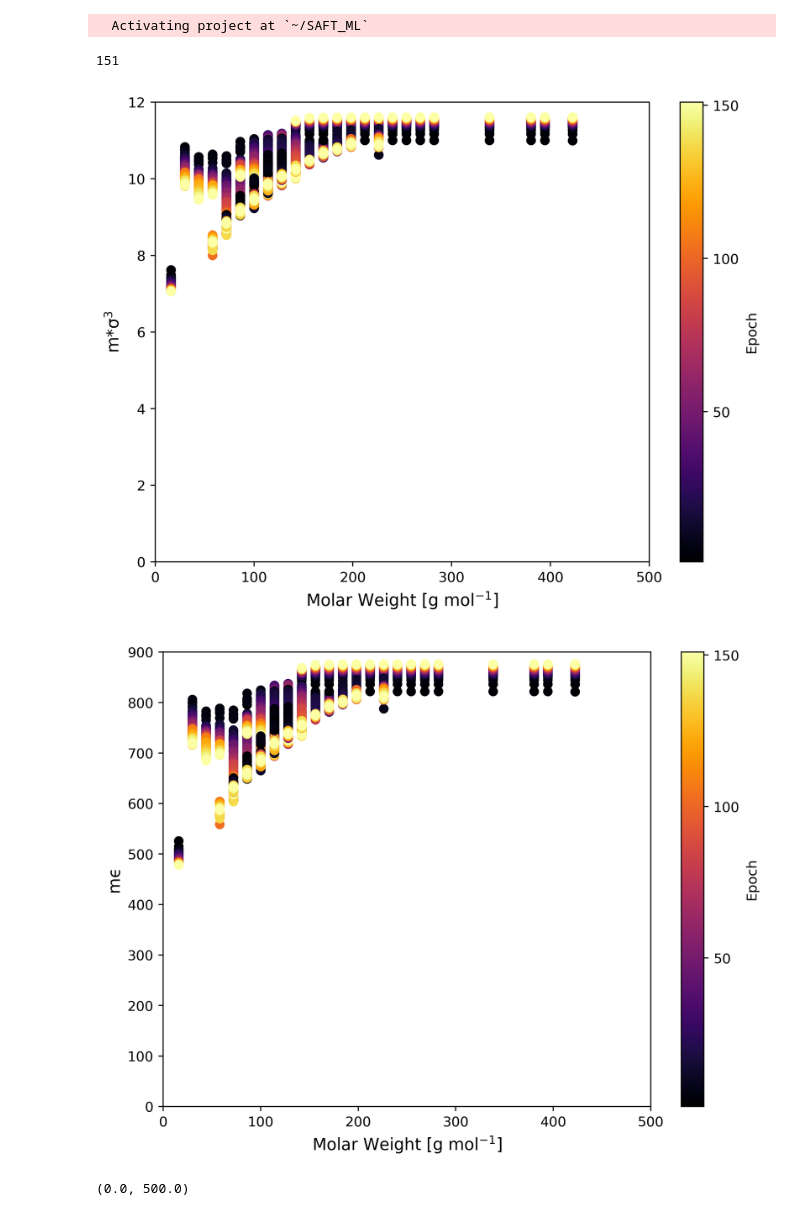
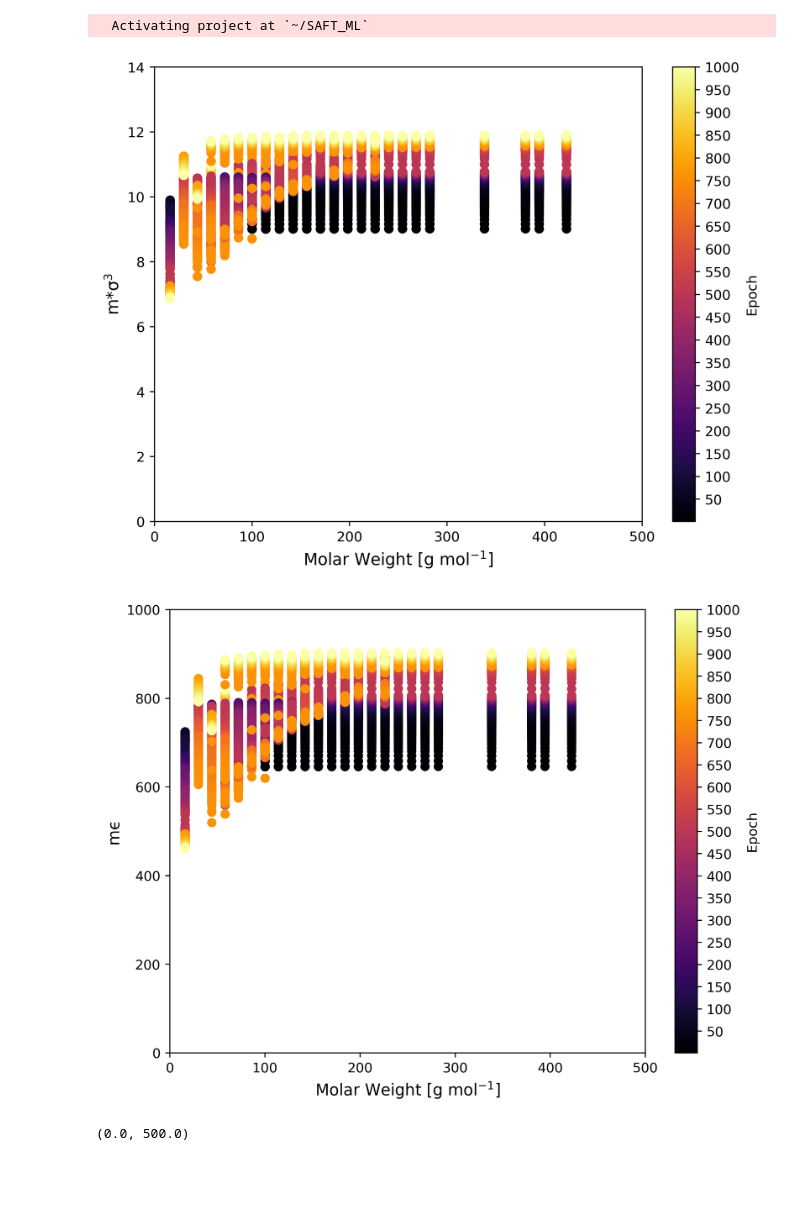
Before and after one commit to lucpaoli/SAFT_ML, a Jupyter notebook: special_thingy_params/alkane_param_analysis.ipynb, the cells around one changed output. Drawn from its saved outputs; the diff is of its cells as text; code cells hidden in the pictures; blank space fills up the shorter version.

Commit message:
parameter analysis for 1k epochs

```diff
--- a/special_thingy_params/alkane_param_analysis.ipynb
+++ b/special_thingy_params/alkane_param_analysis.ipynb
@@ -11,7 +11,8 @@ pcp_source_params = CSV.read("../pcpsaft_params/training_data.csv", DataFrame, h
 # %%
 header_names = ["epoch", "species", "Mw", "m", "σ", "λ_a", "λ_r", "ϵ"]
 # raw_params = CSV.File("../params_log_all_alkanes_sat_v_500_epochs.csv"; header=header_names) |> DataFrame
-raw_params = CSV.File("params_data_1k_iters.txt"; header=header_names) |> DataFrame ;
+raw_params2 = CSV.File("../params_logs/params_log_all_alkanes_sat_v_1k_epochs.csv"; header=header_names) |> DataFrame ;
+raw_params1 = CSV.File("../params_logs/params_log_all_alkanes_sat_v_500_epochs.csv"; header=header_names) |> DataFrame ;
 # %%
 unique_values = unique(raw_params[!, :species])
 num_rows = length(unique_values)
@@ -50,3 +51,24 @@ processed_data = sort(processed_data, :Mw) ;
+# %%
+for i in unique_values
+        raw_params_spec_1 = filter(row -> isequal(row.species, i), raw_params1)
+        raw_params_spec_2 = filter(row -> isequal(row.species, i), raw_params2)
+
+        num_epochs = nrow(raw_params_spec_1)
+
+        row_number_processed = findall(isequal(i), processed_data.species)
+        row_number_source = findall(isequal(i), pcp_source_params.species)
+
+        processed_data[row_number_processed,:isomeric_SMILES] = pcp_source_params[row_number_source,:isomeric_SMILES]
+        processed_data[row_number_processed,:Mw] = [raw_params_spec_1[1,:Mw]]
+        processed_data[row_number_processed,:m] = [vcat([raw_params_spec_1[i,:m] for i = 1:num_epochs],[raw_params_spec_2[i,:m] for i = 1:num_epochs])]
+        processed_data[row_number_processed,:σ] = [vcat([raw_params_spec_1[i,:σ] for i = 1:num_epochs],[raw_params_spec_2[i,:σ] for i = 1:num_epochs])]
+        processed_data[row_number_processed,:ϵ] = [vcat([raw_params_spec_1[i,:ϵ] for i = 1:num_epochs],[raw_params_spec_2[i,:ϵ] for i = 1:num_epochs])]
+        processed_data[row_number_processed,:λ_a] = [vcat([raw_params_spec_1[i,:λ_a] for i = 1:num_epochs],[raw_params_spec_2[i,:λ_a] for i = 1:num_epochs])]
+        processed_data[row_number_processed,:λ_r] = [vcat([raw_params_spec_1[i,:λ_r] for i = 1:num_epochs],[raw_params_spec_2[i,:λ_r] for i = 1:num_epochs])]
+
+    end
+
+    processed_data = sort(processed_data, :Mw) ;
 # %%
 contains_only_c(name) = all(letter -> lowercase(letter) == 'c', name) ;
 processed_data_lin_alkanes = filter(row -> contains_only_c(row.isomeric_SMILES), processed_data)
@@ -74,39 +96,38 @@ end
 plt.colorbar(ticks = 0:50:num_epochs,label = "Epoch")
 
 plt.xlabel("Molar Weight [g mol\$^{-1}\$]",fontsize=12)
 plt.ylabel("m*σ\$^3\$",fontsize=12)
-plt.ylim([0,12])
+plt.ylim([0,14])
 plt.xlim([0,500]) ;
 
 # mϵ
 plt.figure(figsize=(8, 6), dpi=400)
 
 color_mapping = collect(range(1,num_epochs))
 
 for j = 1:nrow(processed_data)
 
     mol_weight = fill(processed_data[j,:Mw], num_epochs)
     ms = processed_data[j,:m]
     ϵs = processed_data[j,:ϵ]
 
     m_epsilon = [ms[i]*ϵs[i] for i in 1:num_epochs]
 
     plt.scatter(mol_weight, m_epsilon, c=color_mapping, cmap="inferno")
 end
 
 plt.colorbar(ticks = 0:50:num_epochs,label = "Epoch")
 
 plt.xlabel("Molar Weight [g mol\$^{-1}\$]",fontsize=12)
 plt.ylabel("mϵ",fontsize=12) ;
-plt.ylim([0,900])
+plt.ylim([0,1000])
 plt.xlim([0,500]) ;
 
 # plt.savefig("all_compound_phase_envelopes.png",dpi=400)
 # %% [output]
-151
-[figure, old version]
+[figure, new version]
-[figure, old version]
+[figure, new version]
-(0.0, 500.0)
+(0.0, 500.0)
 # %%
 test_species = "n-butane"
 num_epochs = length(processed_data[1,:m])
```
Also changed, not shown: parts of 3 cells of this notebook, 4 other files.
